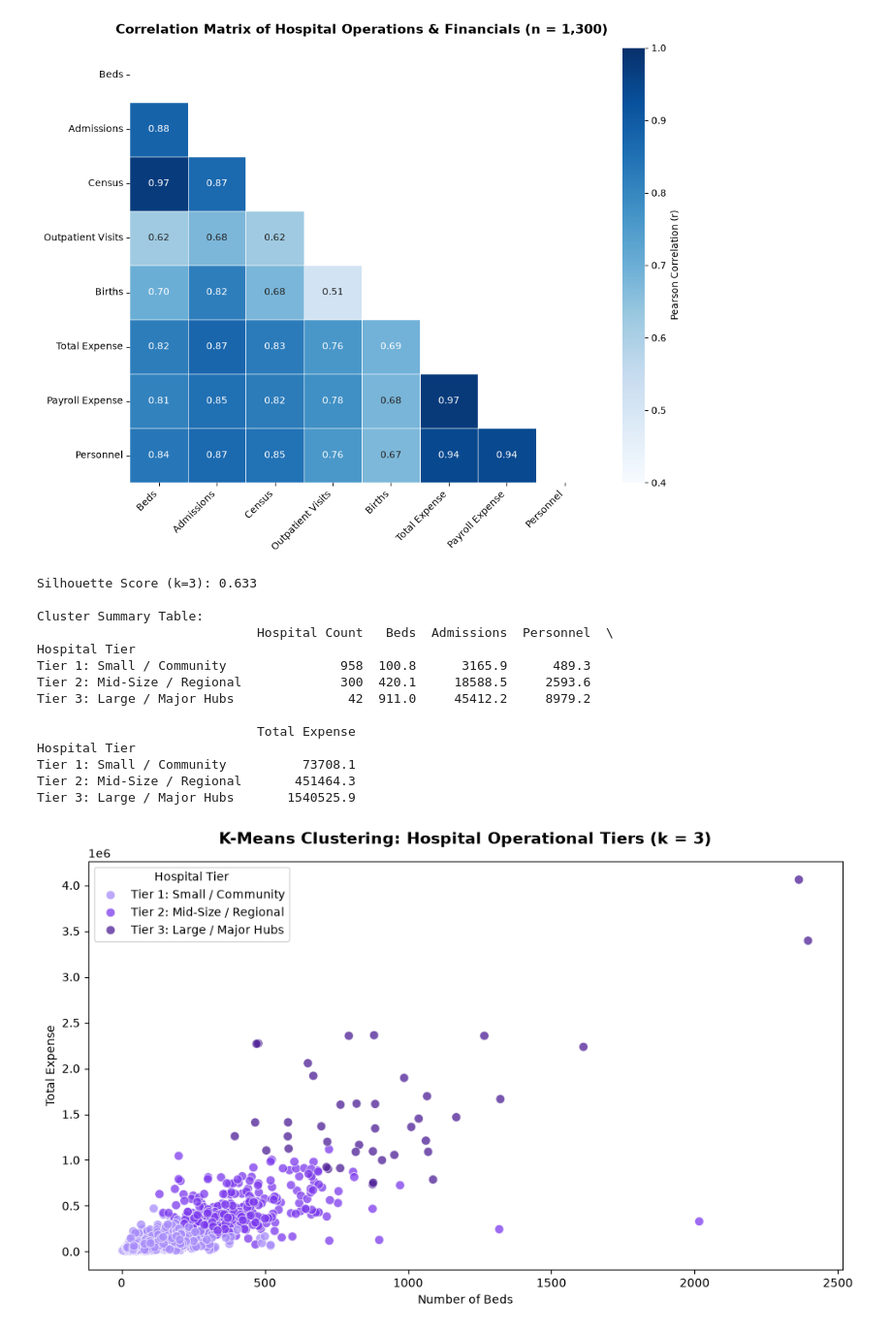
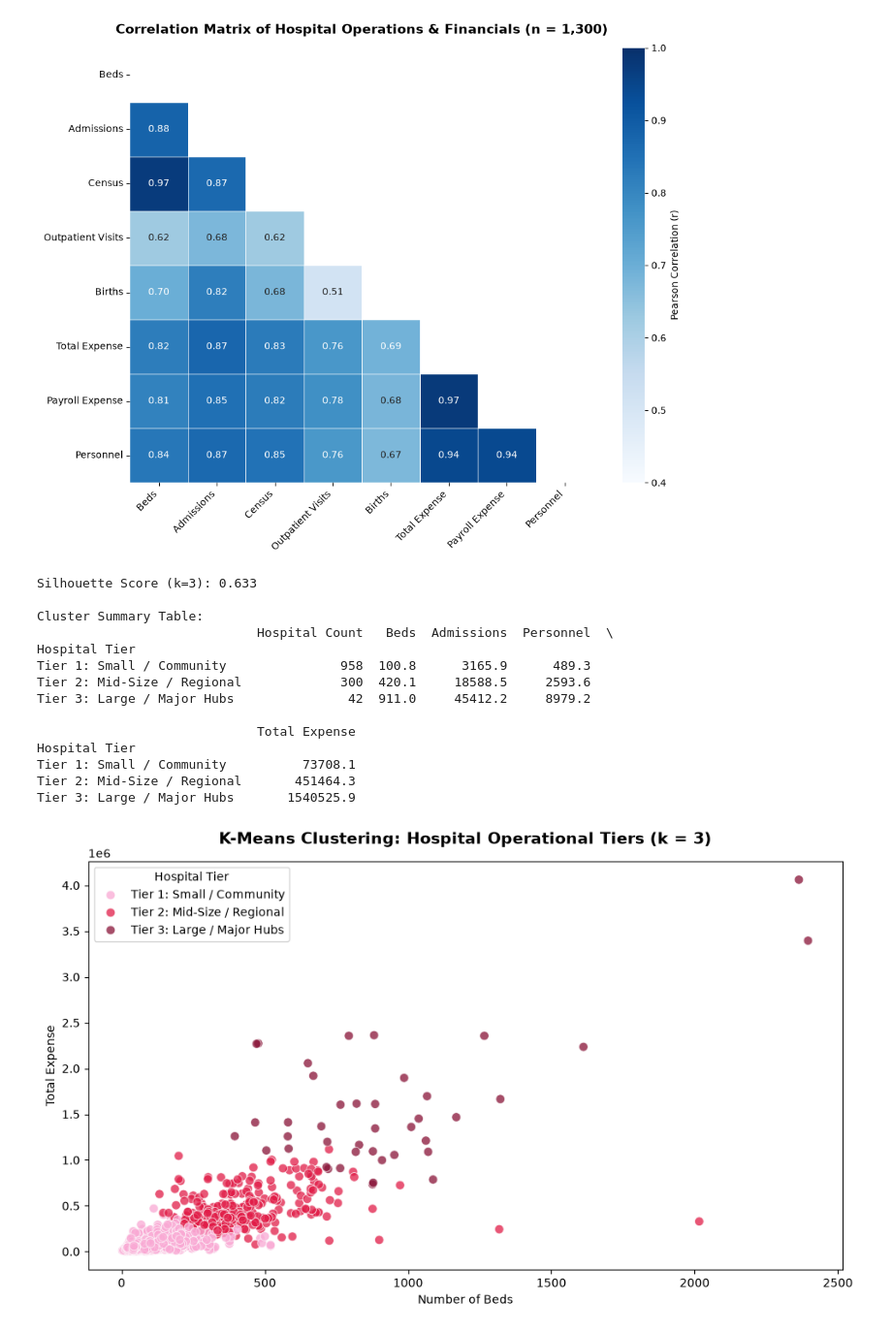
Before and after one commit to naakie-xoxo/AHA-Dataset-Analysis, a Jupyter notebook: notebooks/08_correlation_cluster.ipynb, the cells around one changed output. Shown at 97% size. Drawn from its saved outputs; the diff is of its cells as text; code cells hidden in the pictures.

```diff
--- a/notebooks/08_correlation_cluster.ipynb
+++ b/notebooks/08_correlation_cluster.ipynb
@@ -93,32 +93,32 @@ sns.scatterplot(
     x='Beds',
     y='Total Expense',
     hue='Hospital Tier',
-    palette=['#a78bfa', '#7c3aed', '#4c1d95'],
+    palette=['#f9a9d4', '#e11d48', '#881337'],
     alpha=0.75,
     s=60
 )
 
 plt.title('K-Means Clustering: Hospital Operational Tiers (k = 3)', fontsize=14, fontweight='bold', pad=15)
 plt.xlabel('Number of Beds')
 plt.ylabel('Total Expense')
 plt.legend(title='Hospital Tier')
 plt.tight_layout()
 
 plt.savefig('../outputs/figures/hospital_clusters.png', dpi=300, bbox_inches='tight')
 plt.show()
 # %% [output]
 Silhouette Score (k=3): 0.633
 
 Cluster Summary Table:
                              Hospital Count   Beds  Admissions  Personnel  \
 Hospital Tier
 Tier 1: Small / Community               958  100.8      3165.9      489.3
 Tier 2: Mid-Size / Regional             300  420.1     18588.5     2593.6
 Tier 3: Large / Major Hubs               42  911.0     45412.2     8979.2
 
                              Total Expense
 Hospital Tier
 Tier 1: Small / Community          73708.1
 Tier 2: Mid-Size / Regional       451464.3
 Tier 3: Large / Major Hubs       1540525.9
-[figure, old version]
+[figure, new version]
```
Also changed, not shown: 1 other file.
